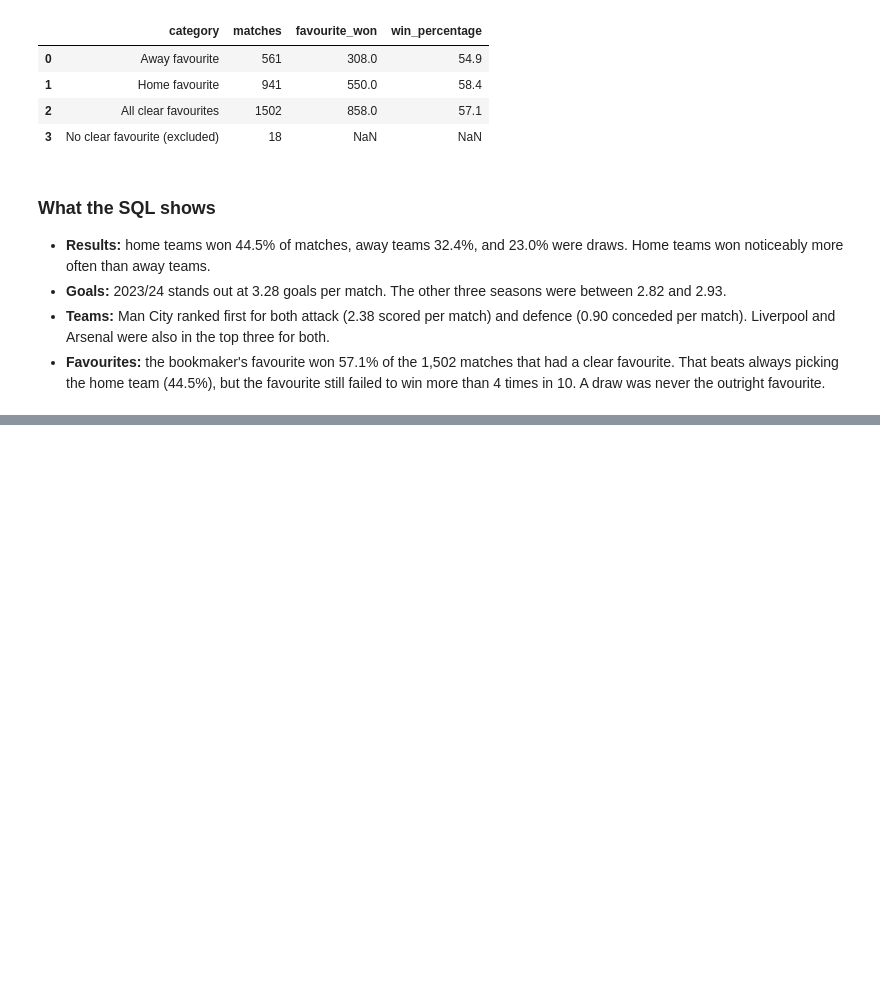
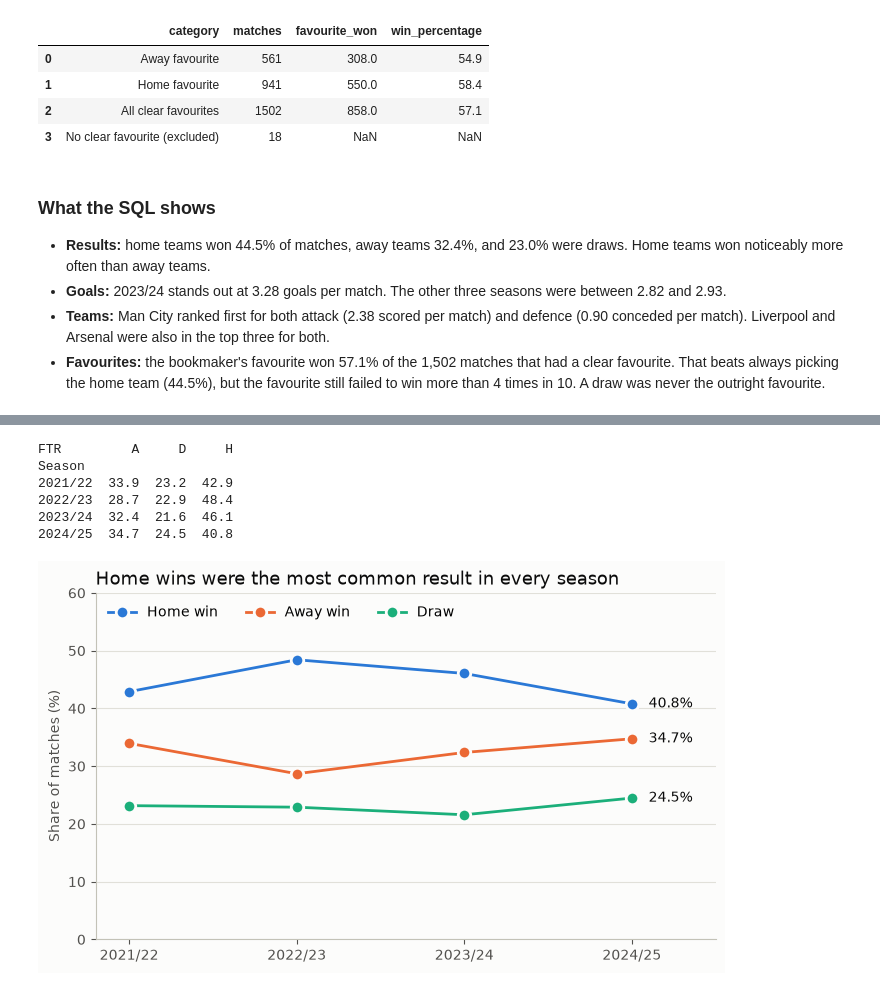
Before and after one commit to Yurieb/premier-league-match-predictor, a Jupyter notebook: football_model.ipynb, the cells around one changed output, grey strips where cells are left out. Cells and saved outputs as stored; diff of their text form; code cells hidden in the pictures; blank space fills up the shorter version.

```diff
--- a/football_model.ipynb
+++ b/football_model.ipynb
@@ -377,0 +414,32 @@ pd.read_sql_query(query, conn)
+# %%
+# Chart 1: Home advantage by season
+
+# crosstab counts each result per season. normalize="index" turns counts into shares of each season.
+result_share = pd.crosstab(matches["Season"], matches["FTR"], normalize="index") * 100
+print(result_share.round(1))
+
+fig, ax = plt.subplots()
+
+# Draw one line per result: (column in the table, legend label, colour)
+for result, label, colour in [("H", "Home win", BLUE), ("A", "Away win", ORANGE), ("D", "Draw", GREEN)]:
+    values = result_share[result]
+    ax.plot(values.index, values, label=label, color=colour, linewidth=2,
+            marker="o", markersize=9, markeredgecolor=BACKGROUND, markeredgewidth=2)
+    # Write the latest value just to the right of the final point
+    ax.text(3.1, values.iloc[-1], f"{values.iloc[-1]:.1f}%", va="center", color=TEXT)
+
+ax.set_title("Home wins were the most common result in every season")
+ax.set_ylabel("Share of matches (%)")
+ax.set_ylim(0, 60)            # Start at 0 so that differences aren't exaggerated
+ax.set_xlim(-0.2, 3.5)        # Leave room for the labels on the right
+ax.grid(axis="x", visible=False)
+ax.legend(frameon=False, ncol=3, loc="upper left")
+plt.show()
+# %% [output]
+FTR         A     D     H
+Season
+2021/22  33.9  23.2  42.9
+2022/23  28.7  22.9  48.4
+2023/24  32.4  21.6  46.1
+2024/25  34.7  24.5  40.8
+[figure, added]
```
Also changed, not shown: parts of 9 cells of this notebook.
